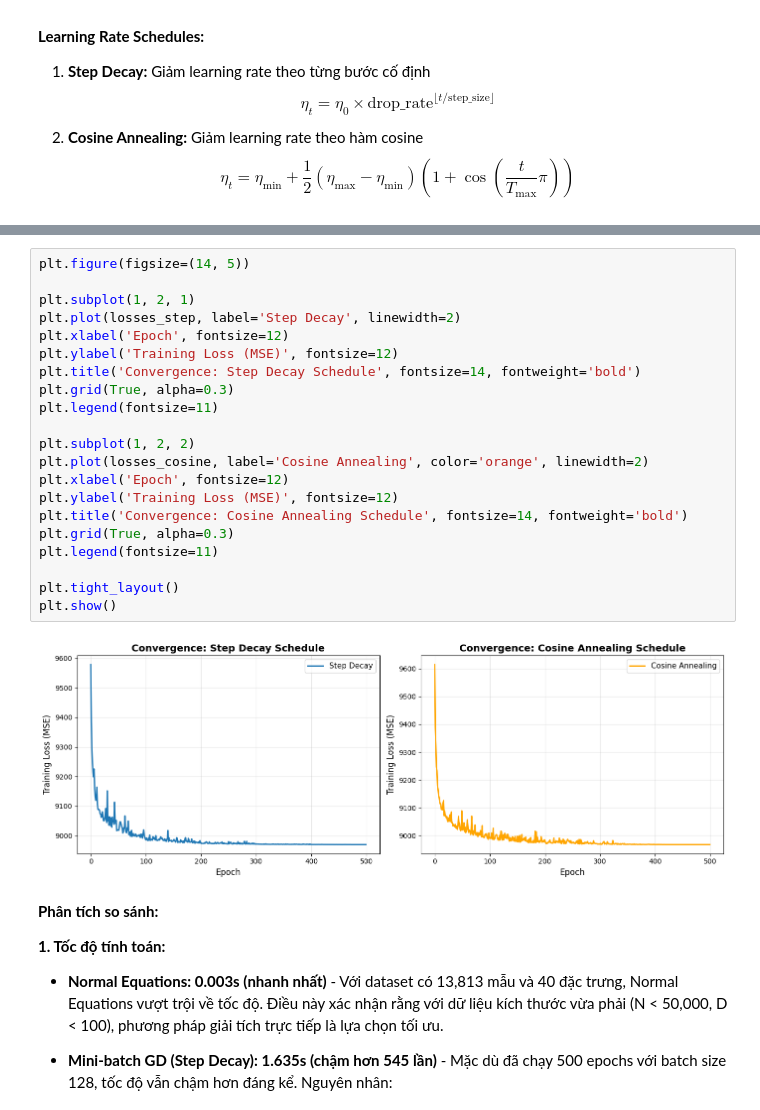
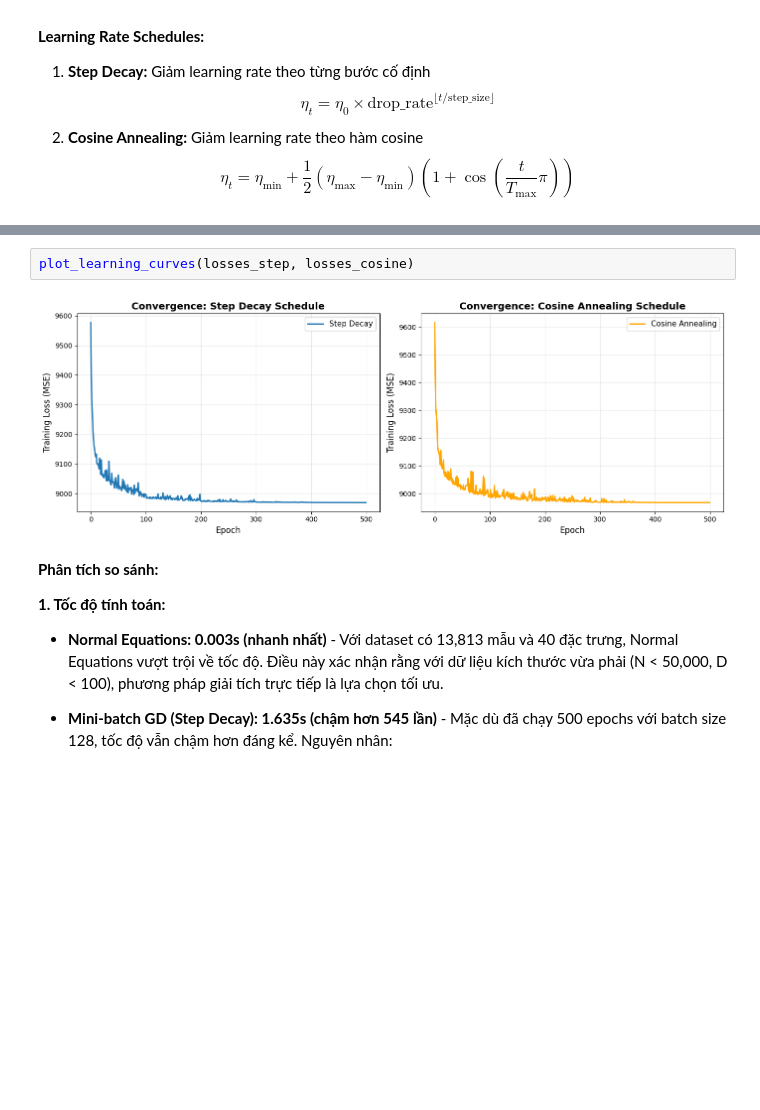
Before and after one commit to ThanhChuong12/Supervised-Learning-Regression-Classification, a Jupyter notebook: code/Part1_Regression/02_modeling.ipynb, the cells around one changed output, grey strips where cells are left out. Saved outputs shown, nothing was run; the diff lists cells and outputs as text; blank space fills up the shorter version.

```diff
--- a/code/Part1_Regression/02_modeling.ipynb
+++ b/code/Part1_Regression/02_modeling.ipynb
@@ -252,26 +252,7 @@ Mini-batch GD (Cosine)         2.1022          89.0801         0.0391
 # %%
-plt.figure(figsize=(14, 5))
-
-plt.subplot(1, 2, 1)
-plt.plot(losses_step, label='Step Decay', linewidth=2)
-plt.xlabel('Epoch', fontsize=12)
-plt.ylabel('Training Loss (MSE)', fontsize=12)
-plt.title('Convergence: Step Decay Schedule', fontsize=14, fontweight='bold')
-plt.grid(True, alpha=0.3)
-plt.legend(fontsize=11)
-
-plt.subplot(1, 2, 2)
-plt.plot(losses_cosine, label='Cosine Annealing', color='orange', linewidth=2)
-plt.xlabel('Epoch', fontsize=12)
-plt.ylabel('Training Loss (MSE)', fontsize=12)
-plt.title('Convergence: Cosine Annealing Schedule', fontsize=14, fontweight='bold')
-plt.grid(True, alpha=0.3)
-plt.legend(fontsize=11)
-
-plt.tight_layout()
-plt.show()
+plot_learning_curves(losses_step, losses_cosine)
 # %% [output]
-[figure, old version]
+[figure, new version]
 # %% [markdown]
 **Phân tích so sánh:**
 
```
Also changed, not shown: parts of 17 cells of this notebook, 1 other file.
